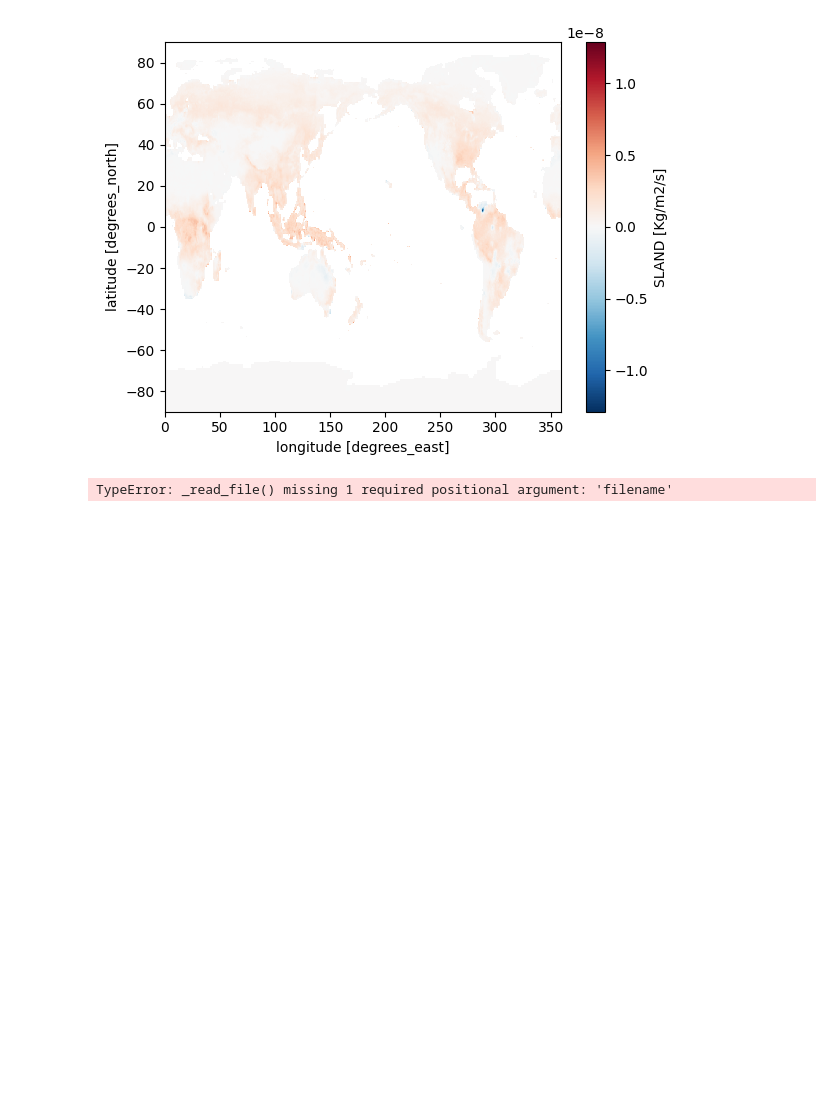
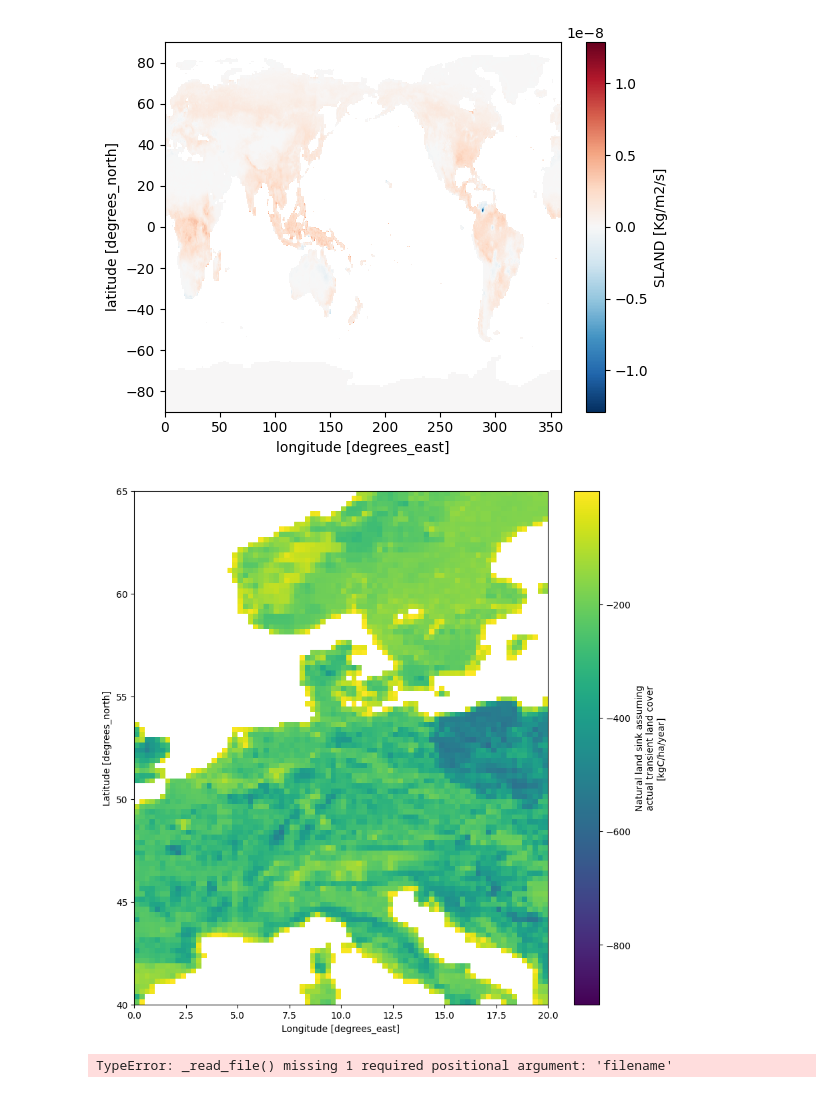
Before and after one commit to isaldiviagonzatti/landCSinkWealth, a Jupyter notebook: code/main.ipynb, the cells around one changed output. Saved outputs shown, nothing was run; the diff lists cells and outputs as text; code cells hidden in the pictures; blank space fills up the shorter version.

Commit message:
added regridded and landSinkDorgeist data

```diff
--- a/code/main.ipynb
+++ b/code/main.ipynb
@@ -62,6 +62,18 @@ natLandSink.SLAND.plot()
 # %% [output]
 <matplotlib.collections.QuadMesh at 0x...>
 [figure]
+# %%
+# land sink from Dorgeist https://www.nature.com/articles/s41467-024-51126-x#data-availability Fig 3
+natLandSinkDorgeist = xr.open_dataset(rawDir + "landSinkDorgeist.nc")
+
+fig, ax = plt.subplots(1, 1, figsize=(10, 10))
+# zoom in to North Germany
+natLandSinkDorgeist.SLAND_trans.plot(ax=ax)
+ax.set_xlim(0, 20)
+ax.set_ylim(40, 65)
+plt.show()
+# %% [output]
+[figure, added]
 # %%
 # Clip data to countries and calculate values
 
```
Also changed, not shown: parts of 1 cell of this notebook, 1 other file.
